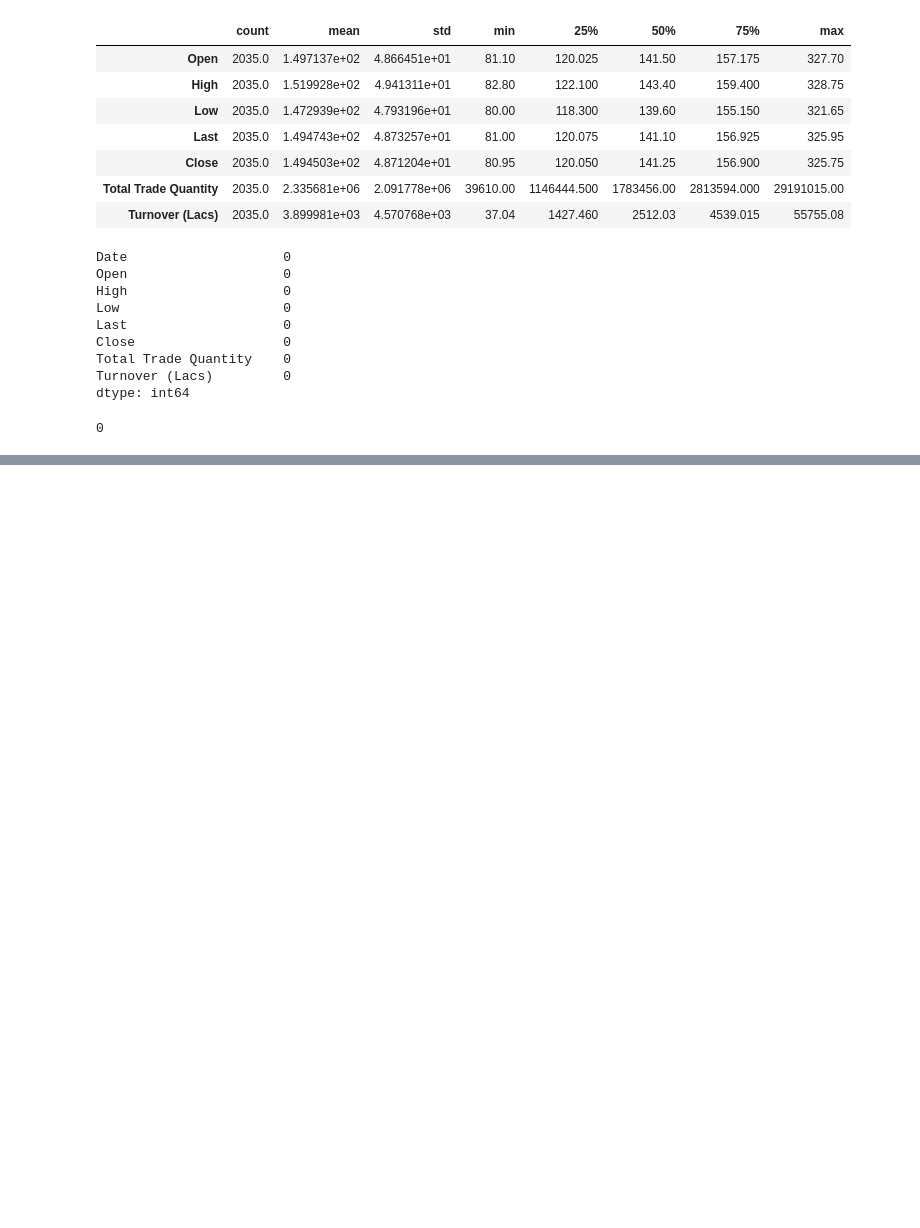
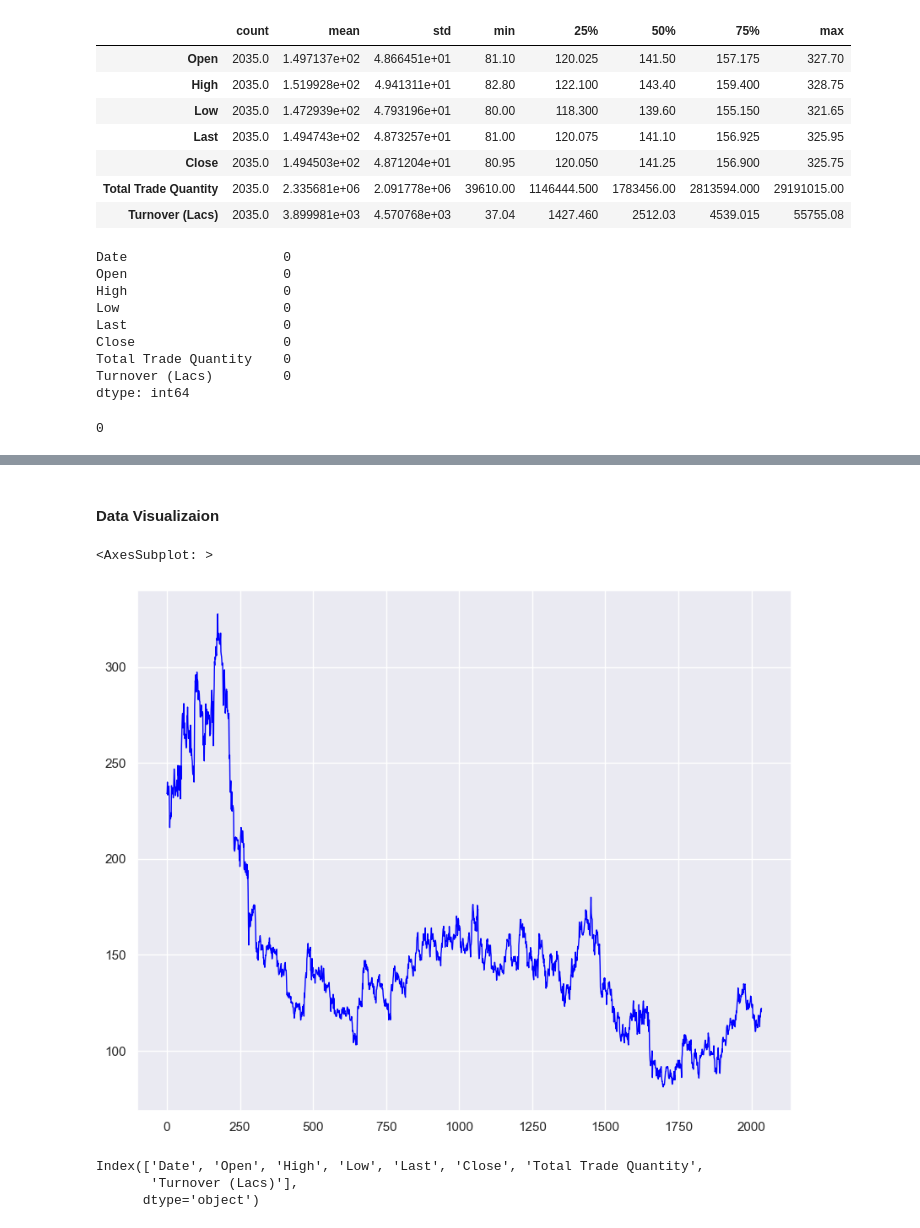
Before and after one commit to Prateek07-Kumar/-LetsGrowMore-internship, a Jupyter notebook: Notebook/data.ipynb, the cells around one changed output, grey strips where cells are left out. Drawn from its saved outputs; the diff is of its cells as text; code cells hidden in the pictures; blank space fills up the shorter version.

```diff
--- a/Notebook/data.ipynb
+++ b/Notebook/data.ipynb
@@ -77,0 +119,14 @@ df.duplicated().sum()
+# %% [markdown]
+#### Data Visualizaion
+# %%
+sns.set(rc = {'figure.figsize': (10,8)})
+df['Open'].plot(linewidth = 1, color = 'blue')
+# %% [output]
+<AxesSubplot: >
+[figure, added]
+# %%
+df.columns
+# %% [output]
+Index(['Date', 'Open', 'High', 'Low', 'Last', 'Close', 'Total Trade Quantity',
+       'Turnover (Lacs)'],
+      dtype='object')
```
Also changed, not shown: parts of 21 cells of this notebook.
